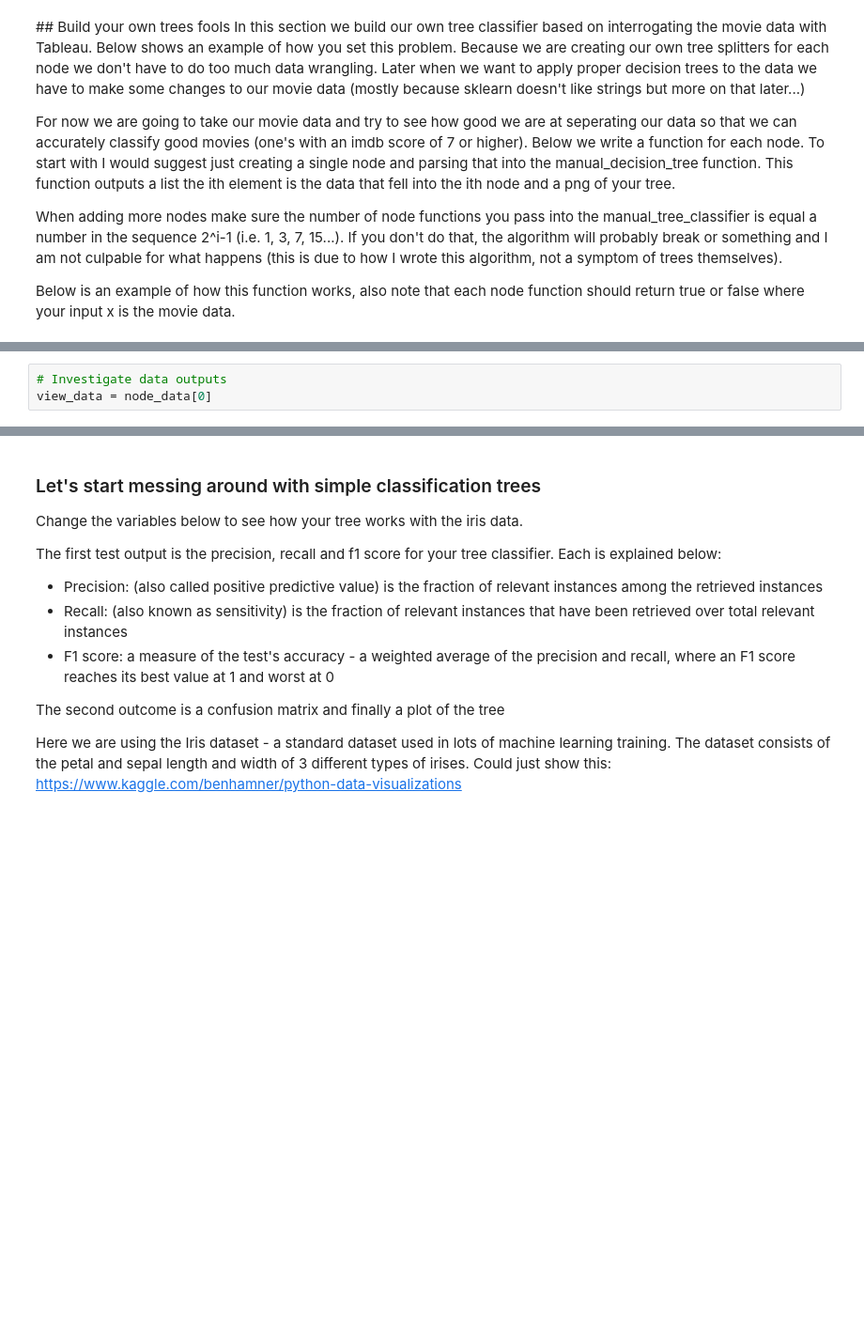
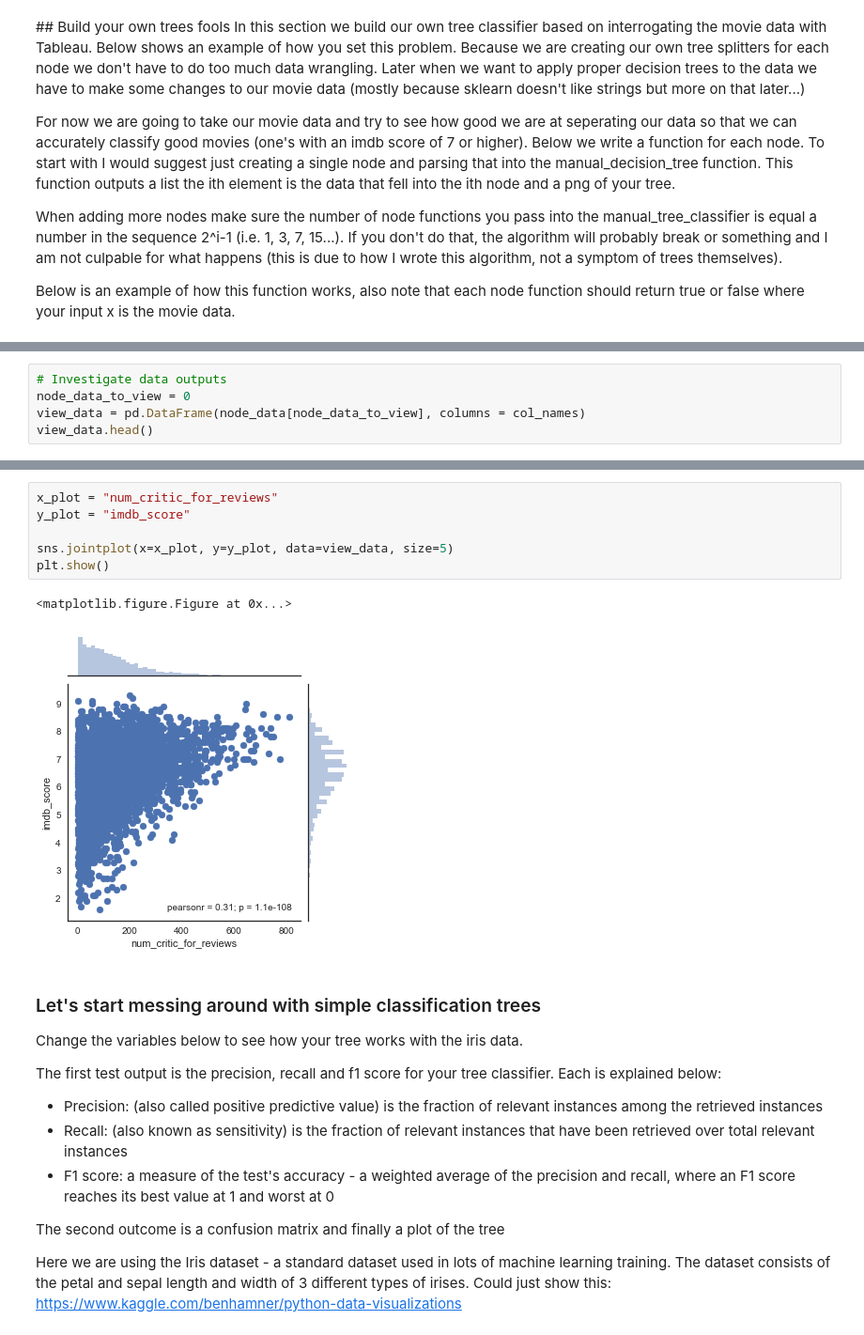
Before and after one commit to isichei/decision_tree_training, a Jupyter notebook: decision_trees.ipynb, the cells around one changed output, grey strips where cells are left out. Shown at 94% size. Drawn from its saved outputs; the diff is of its cells as text; blank space fills up the shorter version.

```diff
--- a/decision_trees.ipynb
+++ b/decision_trees.ipynb
@@ -151,3 +163,5 @@ Image(tree_png)
 # %%
 # Investigate data outputs
-view_data = node_data[0]
+node_data_to_view = 0
+view_data = pd.DataFrame(node_data[node_data_to_view], columns = col_names)
+view_data.head()
@@ -154,3 +176,12 @@ view_data = node_data[0]
+# %%
+x_plot = "num_critic_for_reviews"
+y_plot = "imdb_score"
+
+sns.jointplot(x=x_plot, y=y_plot, data=view_data, size=5)
+plt.show()
+# %% [output]
+<matplotlib.figure.Figure at 0x...>
+[figure, added]
 # %% [markdown]
 ### Let's start messing around with simple classification trees
 Change the variables below to see how your tree works with the iris data.
```
Also changed, not shown: parts of 6 cells of this notebook.
